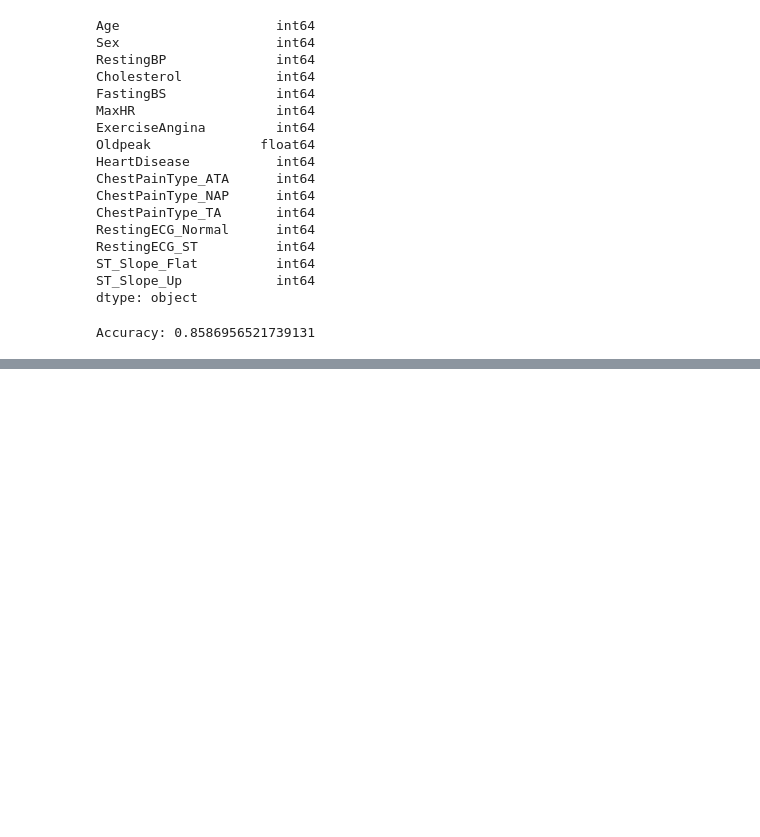
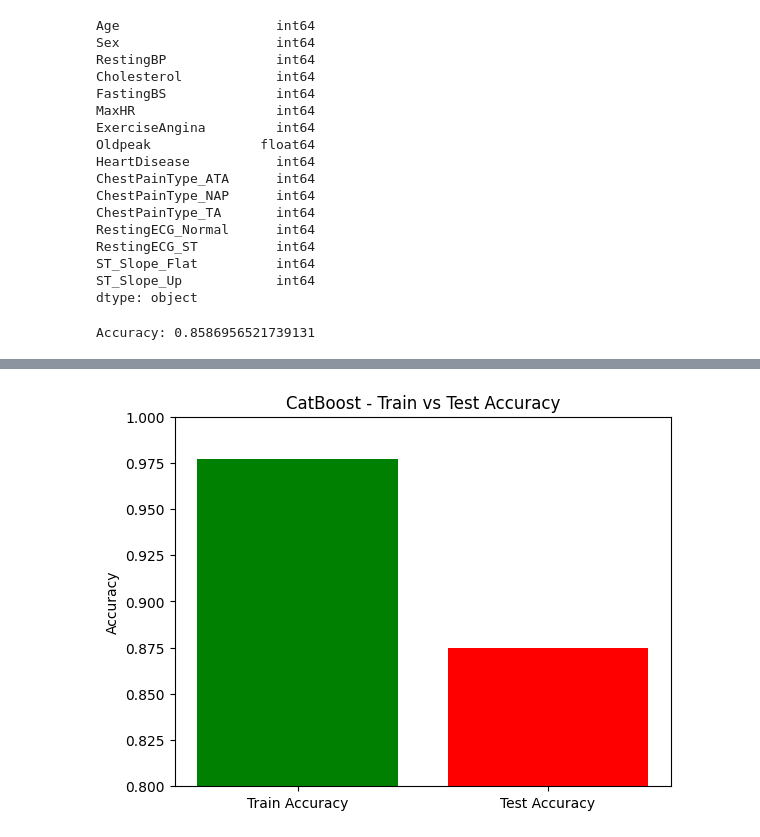
Before and after one commit to tashfeen786/STEMETA_Intership_Projects, a Jupyter notebook: Heart_Failure_Prediction/Heart_Failure_Prediction.ipynb, the cells around one changed output, grey strips where cells are left out. Drawn from its saved outputs; the diff is of its cells as text; code cells hidden in the pictures; blank space fills up the shorter version.

```diff
--- a/Heart_Failure_Prediction/Heart_Failure_Prediction.ipynb
+++ b/Heart_Failure_Prediction/Heart_Failure_Prediction.ipynb
@@ -128,0 +161,3 @@ Accuracy: 0.8586956521739131
+# %%
+y_pred_cat = cat_model.predict(X_test)
+y_train_pred_cat = cat_model.predict(X_train)
@@ -128,0 +173,8 @@ Accuracy: 0.8586956521739131
+# %%
+plt.bar(["Train Accuracy", "Test Accuracy"], [train_acc, test_acc], color=["green", "red"])
+plt.ylim(0.8, 1)
+plt.title("CatBoost - Train vs Test Accuracy")
+plt.ylabel("Accuracy")
+plt.show()
+# %% [output]
+[figure, added]
```
Also changed, not shown: parts of 5 cells of this notebook, 4 other files.
